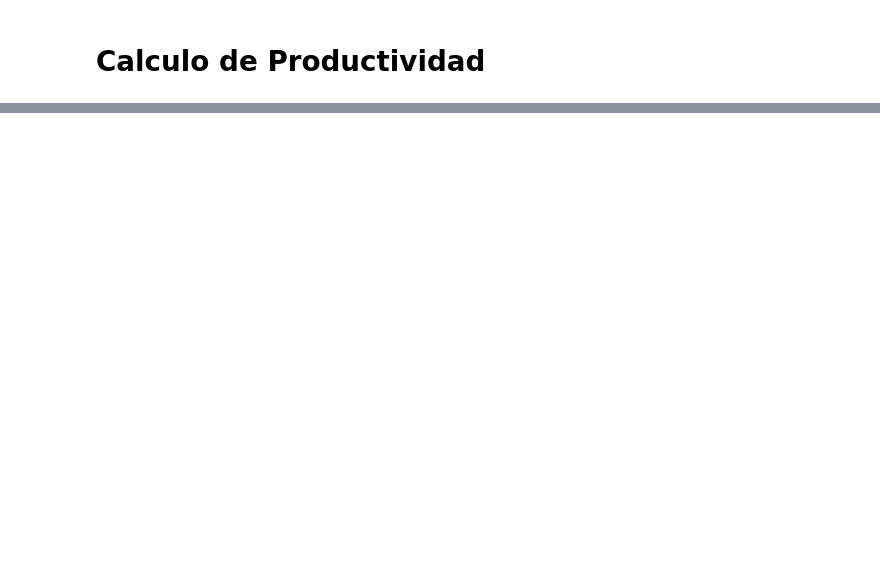
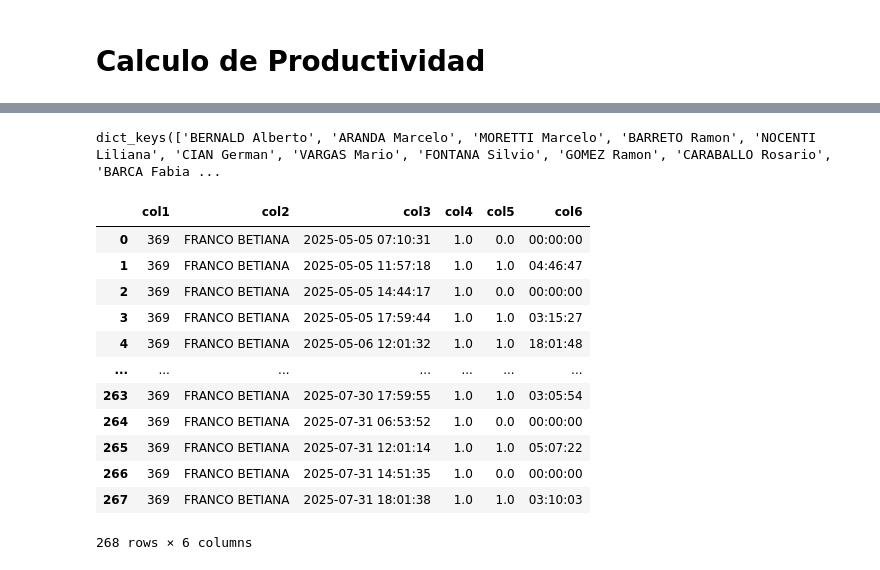
Before and after one commit to hzaquelli82/APSA-Dashboard, a Jupyter notebook: Notebook/Productividad.ipynb, the cells around one changed output, grey strips where cells are left out. Cells and saved outputs as stored; diff of their text form; code cells hidden in the pictures; blank space fills up the shorter version.

```diff
--- a/Notebook/Productividad.ipynb
+++ b/Notebook/Productividad.ipynb
@@ -34,0 +33,21 @@ Dimensiones (filas, columnas): (171, 7)
+# %%
+dict_gral.keys()
+# %% [output]
+dict_keys(['BERNALD Alberto', 'ARANDA Marcelo', 'MORETTI Marcelo', 'BARRETO Ramon', 'NOCENTI Liliana', 'CIAN German', 'VARGAS Mario', 'FONTANA Silvio', 'GOMEZ Ramon', 'CARABALLO Rosario', 'BARCA Fabia ...
+# %%
+# Consulta la información del empleado usando la variable 'empleado'
+dict_gral['FRANCO BETIANA']
+# %% [output]
+|  | col1 | col2 | col3 | col4 | col5 | col6 |
+| 0 | 369 | FRANCO BETIANA | 2025-05-05 07:10:31 | 1.0 | 0.0 | 00:00:00 |
+| 1 | 369 | FRANCO BETIANA | 2025-05-05 11:57:18 | 1.0 | 1.0 | 04:46:47 |
+| 2 | 369 | FRANCO BETIANA | 2025-05-05 14:44:17 | 1.0 | 0.0 | 00:00:00 |
+| 3 | 369 | FRANCO BETIANA | 2025-05-05 17:59:44 | 1.0 | 1.0 | 03:15:27 |
+| 4 | 369 | FRANCO BETIANA | 2025-05-06 12:01:32 | 1.0 | 1.0 | 18:01:48 |
+| ... | ... | ... | ... | ... | ... | ... |
+| 263 | 369 | FRANCO BETIANA | 2025-07-30 17:59:55 | 1.0 | 1.0 | 03:05:54 |
+| 264 | 369 | FRANCO BETIANA | 2025-07-31 06:53:52 | 1.0 | 0.0 | 00:00:00 |
+| 265 | 369 | FRANCO BETIANA | 2025-07-31 12:01:14 | 1.0 | 1.0 | 05:07:22 |
+| 266 | 369 | FRANCO BETIANA | 2025-07-31 14:51:35 | 1.0 | 0.0 | 00:00:00 |
+| 267 | 369 | FRANCO BETIANA | 2025-07-31 18:01:38 | 1.0 | 1.0 | 03:10:03 |
+268 rows × 6 columns
```
Also changed, not shown: parts of 13 cells of this notebook, 4 other files.
